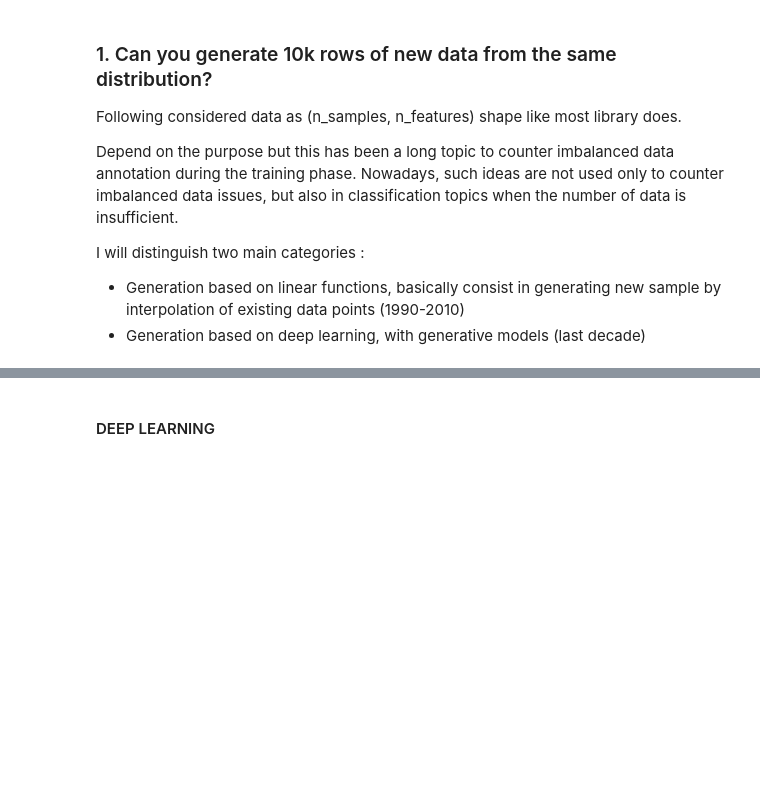
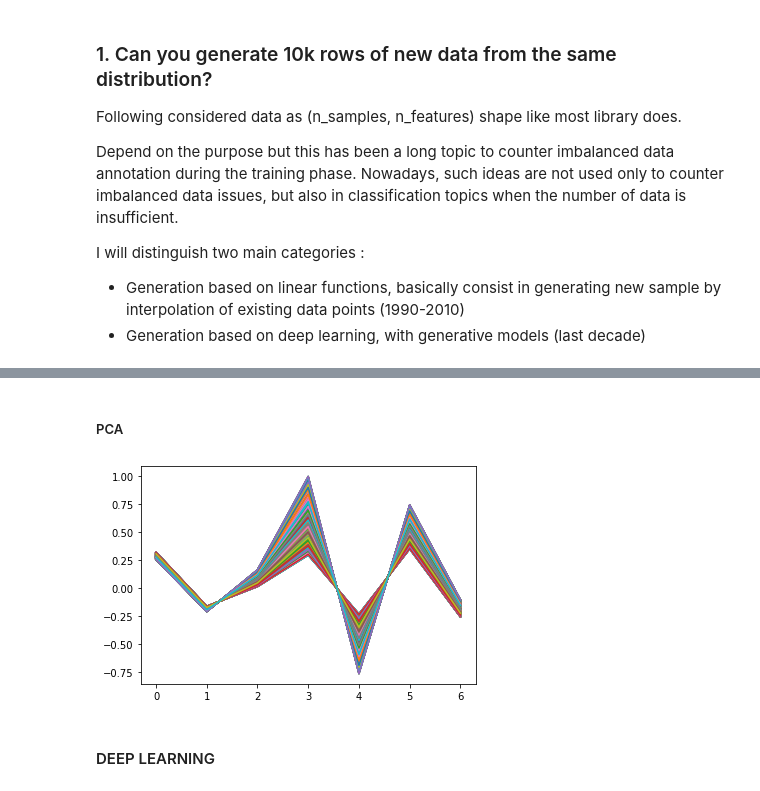
Before and after one commit to RomainCendre/DSTest, a Jupyter notebook: deepsense_generative_takehome_test.ipynb, the cells around one changed output, grey strips where cells are left out. Drawn from its saved outputs; the diff is of its cells as text; code cells hidden in the pictures; blank space fills up the shorter version.

```diff
--- a/deepsense_generative_takehome_test.ipynb
+++ b/deepsense_generative_takehome_test.ipynb
@@ -62,3 +63,16 @@ plt.plot(generate_simple_interp(data, nb_samples).T);
+# %% [markdown]
+##### PCA
+# %%
+from sklearn.decomposition import PCA
+
+def generate_pca(inputs, number, reduce_dim):
+  pca = PCA(n_components=reduce_dim)
+  pca.fit(data)
+  return np.array([pca.inverse_transform(random())[0] for value in range(number)])
+# %%
+plt.plot(generate_pca(data, nb_samples, 1).T);
+# %% [output]
+[figure, added]
 # %% [markdown]
 #### DEEP LEARNING
 # %% [markdown]
```
Also changed, not shown: parts of 7 cells of this notebook.
